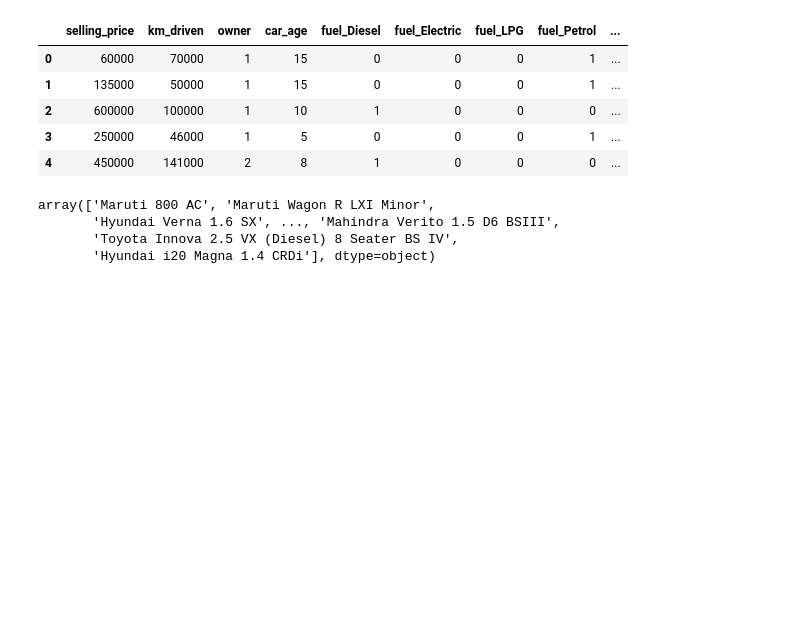
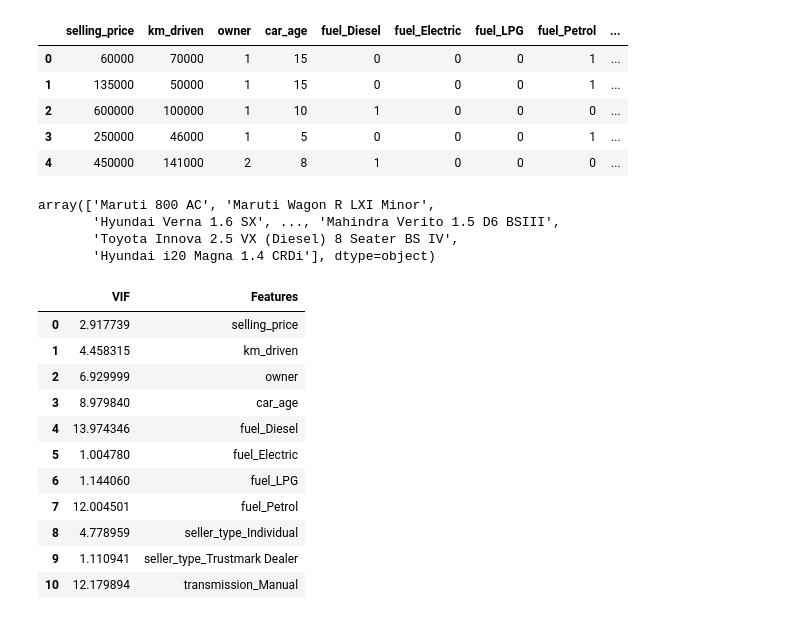
Before and after one commit to buriihenry/Used-Car-Price-Prediction, a Jupyter notebook: Used_Car_Price_Prediction.ipynb, the cells around one changed output. Drawn from its saved outputs; the diff is of its cells as text; code cells hidden in the pictures; blank space fills up the shorter version.

```diff
--- a/Used_Car_Price_Prediction.ipynb
+++ b/Used_Car_Price_Prediction.ipynb
@@ -239,3 +239,24 @@ array(['Maruti 800 AC', 'Maruti Wagon R LXI Minor',
        'Hyundai Verna 1.6 SX', ..., 'Mahindra Verito 1.5 D6 BSIII',
        'Toyota Innova 2.5 VX (Diesel) 8 Seater BS IV',
        'Hyundai i20 Magna 1.4 CRDi'], dtype=object)
+# %%
+from statsmodels.stats.outliers_influence import variance_inflation_factor
+variables = df2[['selling_price','km_driven','owner','car_age','fuel_Diesel',
+                        'fuel_Electric','fuel_LPG','fuel_Petrol','seller_type_Individual','seller_type_Trustmark Dealer','transmission_Manual']]
+vif = pd.DataFrame()
+vif["VIF"] = [variance_inflation_factor(variables.values, i) for i in range(variables.shape[1])]
+vif["Features"] = variables.columns
+vif
+# %% [output]
+|  | VIF | Features |
+| 0 | 2.917739 | selling_price |
+| 1 | 4.458315 | km_driven |
+| 2 | 6.929999 | owner |
+| 3 | 8.979840 | car_age |
+| 4 | 13.974346 | fuel_Diesel |
+| 5 | 1.004780 | fuel_Electric |
+| 6 | 1.144060 | fuel_LPG |
+| 7 | 12.004501 | fuel_Petrol |
+| 8 | 4.778959 | seller_type_Individual |
+| 9 | 1.110941 | seller_type_Trustmark Dealer |
+| 10 | 12.179894 | transmission_Manual |
```
Also changed, not shown: parts of 6 cells of this notebook.
